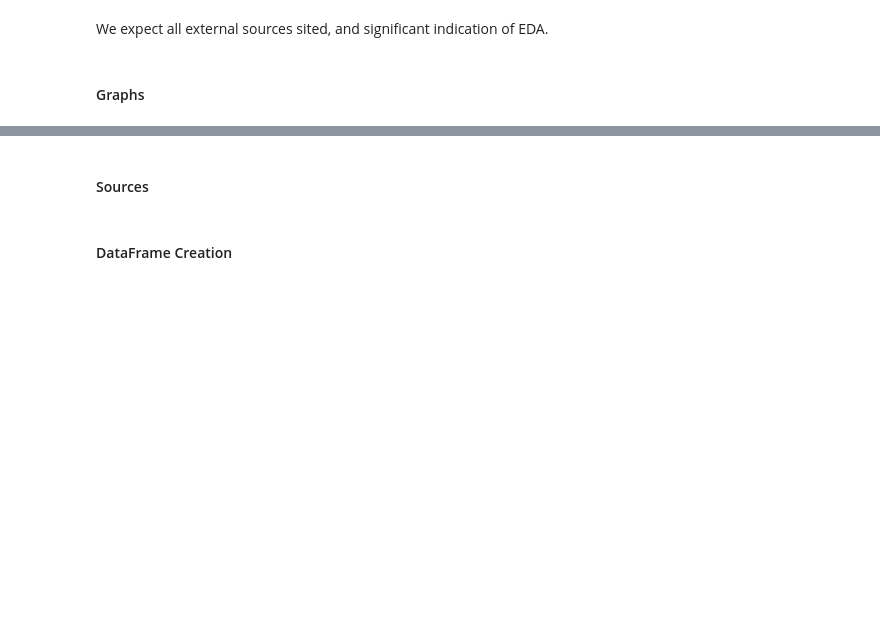
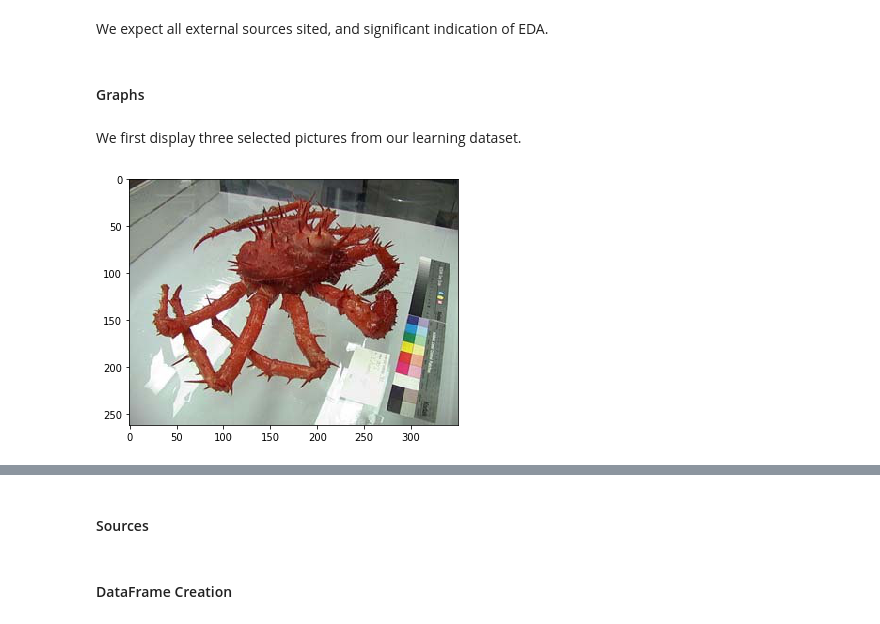
Before and after one commit to WesleyDeng1016/imageclassification, a Jupyter notebook: final_project/GradProject_NB2.ipynb, the cells around one changed output, grey strips where cells are left out. Saved outputs shown, nothing was run; the diff lists cells and outputs as text; code cells hidden in the pictures; blank space fills up the shorter version.

```diff
--- a/final_project/GradProject_NB2.ipynb
+++ b/final_project/GradProject_NB2.ipynb
@@ -213,3 +204,13 @@ io.imshow(grayscale)
  We expect all external sources sited, and significant indication of EDA.
 # %% [markdown]
 <h4> Graphs </h4>
+# %% [markdown]
+We first display three selected pictures from our learning dataset.
+# %%
+filepath = "/Users/xuwencc/Downloads/final_project/20_categories_training/20_categories_training"
+
+file1 = os.path.join(filepath + '/crab', 'crab_0001.jpg')
+crab = io.imread(file1)
+skimage.io.imshow(crab);
+# %% [output]
+[figure, added]
```
Also changed, not shown: parts of 38 cells of this notebook, 1 other file.
